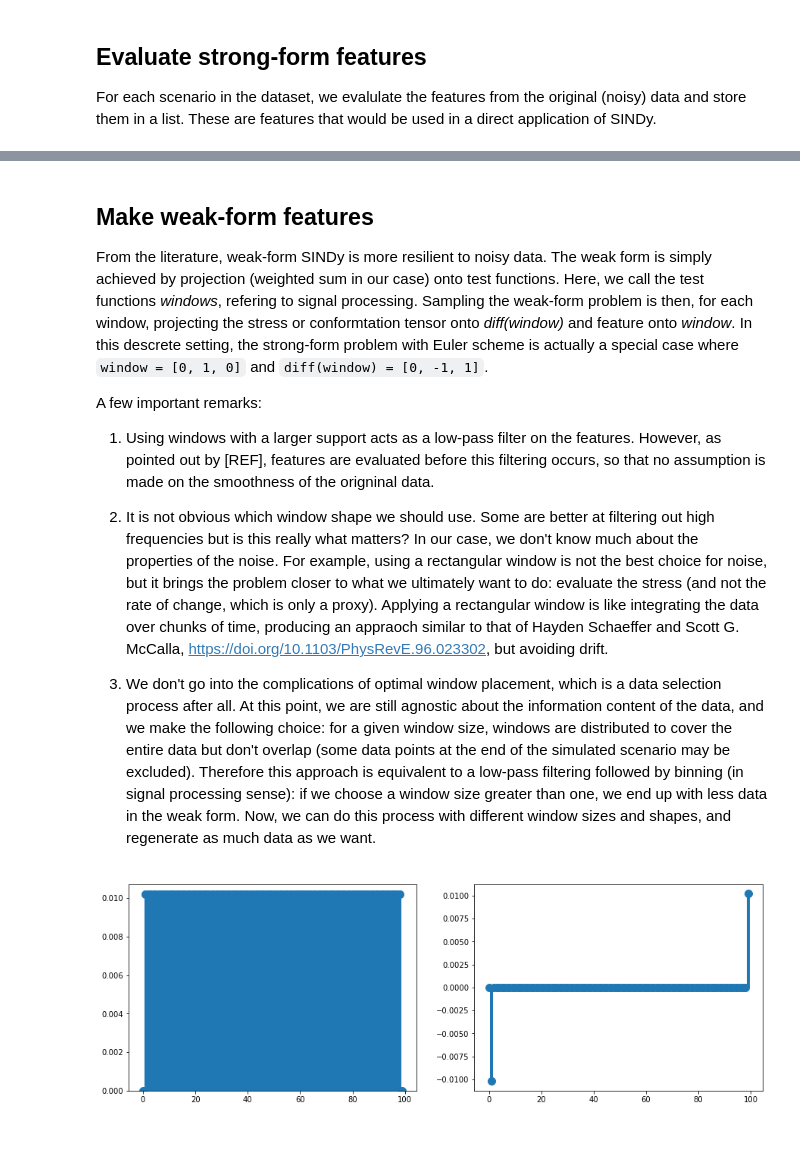
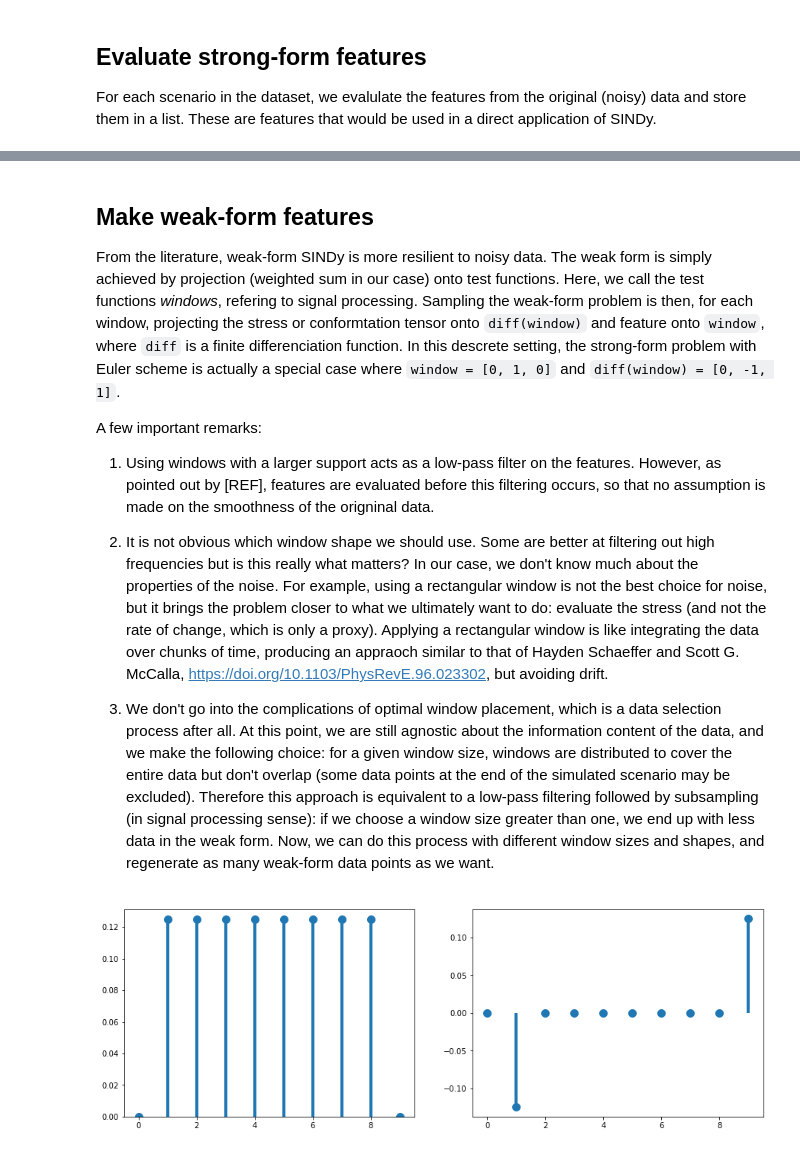
Before and after one commit to etiennerognin/DiluteBrownianDynamics, a Jupyter notebook: data/analyse_Hookean.ipynb, the cells around one changed output, grey strips where cells are left out. Saved outputs shown, nothing was run; the diff lists cells and outputs as text; code cells hidden in the pictures.

```diff
--- a/data/analyse_Hookean.ipynb
+++ b/data/analyse_Hookean.ipynb
@@ -165,7 +165,7 @@ interactive(children=(Dropdown(description='Scenario:', options=('random_0_n1000
 # %% [markdown]
 ## Make weak-form features
 
-From the literature, weak-form SINDy is more resilient to noisy data. The weak form is simply achieved by projection (weighted sum in our case) onto test functions. Here, we call the test functions *windows*, refering to signal processing. Sampling the weak-form problem is then, for each window, projecting the stress or conformtation tensor onto *diff(window)* and feature onto *window*. In this descrete setting, the strong-form problem with Euler scheme is actually a special case where `window = [0, 1, 0]` and `diff(window) = [0, -1, 1]`.
+From the literature, weak-form SINDy is more resilient to noisy data. The weak form is simply achieved by projection (weighted sum in our case) onto test functions. Here, we call the test functions *windows*, refering to signal processing. Sampling the weak-form problem is then, for each window, projecting the stress or conformtation tensor onto `diff(window)` and feature onto `window`, where `diff` is a finite differenciation function. In this descrete setting, the strong-form problem with Euler scheme is actually a special case where `window = [0, 1, 0]` and `diff(window) = [0, -1, 1]`.
 
 A few important remarks:
 
@@ -173,26 +173,26 @@ A few important remarks:
 
 2. It is not obvious which window shape we should use. Some are better at filtering out high frequencies but is this really what matters? In our case, we don't know much about the properties of the noise. For example, using a rectangular window is not the best choice for noise, but it brings the problem closer to what we ultimately want to do: evaluate the stress (and not the rate of change, which is only a proxy). Applying a rectangular window is like integrating the data over chunks of time, producing an appraoch similar to that of Hayden Schaeffer and Scott G. McCalla, https://doi.org/10.1103/PhysRevE.96.023302, but avoiding drift.
 
-3. We don't go into the complications of optimal window placement, which is a data selection process after all. At this point, we are still agnostic about the information content of the data, and we make the following choice: for a given window size, windows are distributed to cover the entire data but don't overlap (some data points at the end of the simulated scenario may be excluded). Therefore this approach is equivalent to a low-pass filtering followed by binning (in signal processing sense): if we choose a window size greater than one, we end up with less data in the weak form. Now, we can do this process with different window sizes and shapes, and regenerate as much data as we want.
+3. We don't go into the complications of optimal window placement, which is a data selection process after all. At this point, we are still agnostic about the information content of the data, and we make the following choice: for a given window size, windows are distributed to cover the entire data but don't overlap (some data points at the end of the simulated scenario may be excluded). Therefore this approach is equivalent to a low-pass filtering followed by subsampling (in signal processing sense): if we choose a window size greater than one, we end up with less data in the weak form. Now, we can do this process with different window sizes and shapes, and regenerate as many weak-form data points as we want.
 # %%
 from matsindy.weak import make_window
 
-window = make_window(100, 'rectangular')
+window = make_window(10, 'rectangular')
 
 width = len(window)
 x = np.arange(width)
 #print(window)
 wind_diff = np.zeros(width)
 # derivative:
 wind_diff[1:] = -np.diff(window)
 plt.rcParams['figure.figsize'] = [15, 5]
 fig, ax = plt.subplots(ncols=2)
 ax[0].bar(x, window, width=0.01*width)
 ax[0].plot(window,'o',markersize=10)
 ax[1].bar(x, wind_diff, width=0.01*width)
 ax[1].plot(wind_diff,'o',markersize=10)
 plt.show()
 # %% [output]
-[figure, old version]
+[figure, new version]
 # %%
 from matsindy.weak import weak_diff
```
Also changed, not shown: parts of 23 cells of this notebook, 1 other file.
